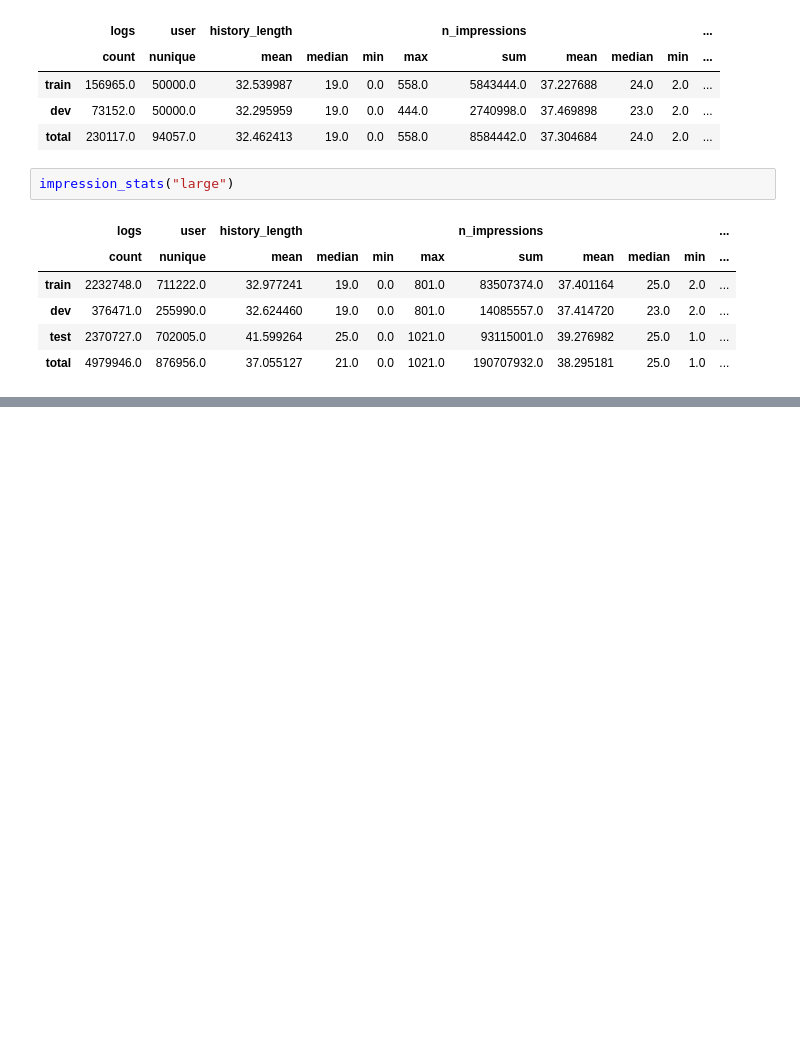
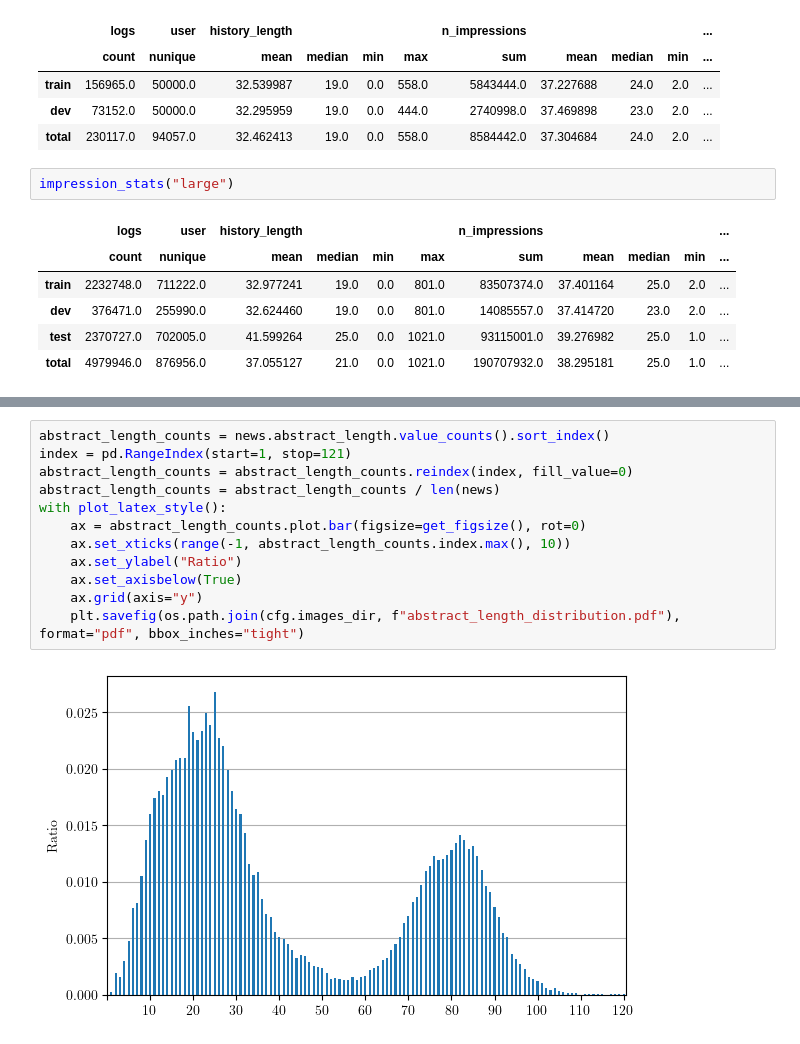
Before and after one commit to koengommers/news-recommendation, a Jupyter notebook: notebooks/Data.ipynb, the cells around one changed output, grey strips where cells are left out. Cells and saved outputs as stored; diff of their text form; blank space fills up the shorter version.

```diff
--- a/notebooks/Data.ipynb
+++ b/notebooks/Data.ipynb
@@ -85,0 +140,14 @@ impression_stats("large")
+# %%
+abstract_length_counts = news.abstract_length.value_counts().sort_index()
+index = pd.RangeIndex(start=1, stop=121)
+abstract_length_counts = abstract_length_counts.reindex(index, fill_value=0)
+abstract_length_counts = abstract_length_counts / len(news)
+with plot_latex_style():
+    ax = abstract_length_counts.plot.bar(figsize=get_figsize(), rot=0)
+    ax.set_xticks(range(-1, abstract_length_counts.index.max(), 10))
+    ax.set_ylabel("Ratio")
+    ax.set_axisbelow(True)
+    ax.grid(axis="y")
+    plt.savefig(os.path.join(cfg.images_dir, f"abstract_length_distribution.pdf"), format="pdf", bbox_inches="tight")
+# %% [output]
+[figure, added]
```
Also changed, not shown: parts of 14 cells of this notebook, 1 other file.
